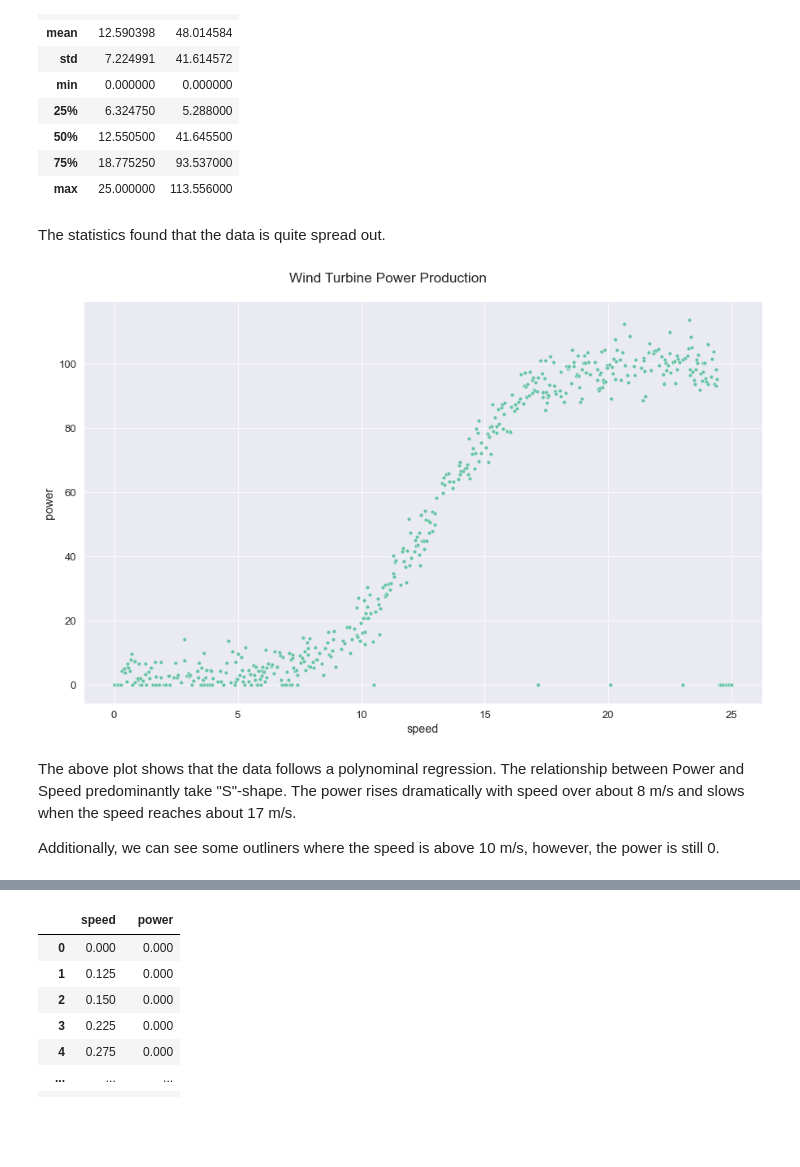
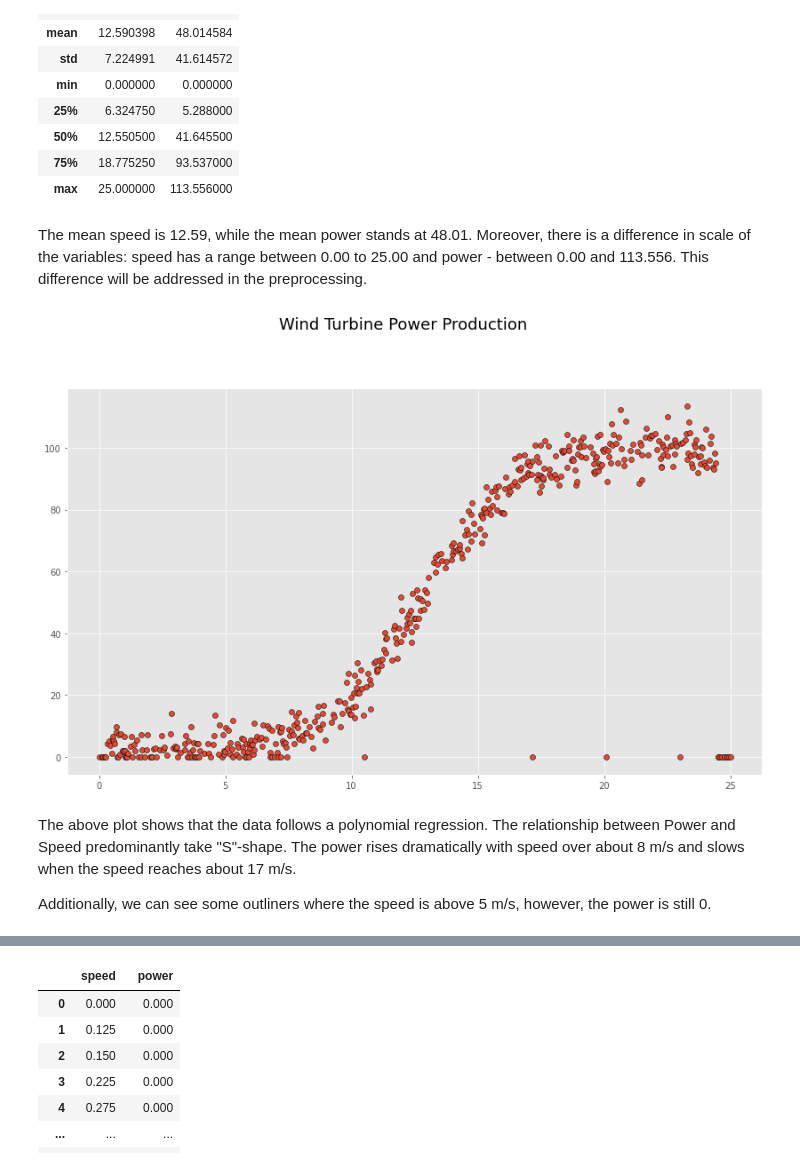
Before and after one commit to olgarozhdestvina/Machine-Learning-and-Statistics-Project, a Jupyter notebook: Power_production_model.ipynb, the cells around one changed output, grey strips where cells are left out. Drawn from its saved outputs; the diff is of its cells as text; code cells hidden in the pictures; blank space fills up the shorter version.

```diff
--- a/Power_production_model.ipynb
+++ b/Power_production_model.ipynb
@@ -74,7 +79,8 @@ import seaborn as sns
 %matplotlib inline
 # %%
 # Theme for plots.
-sns.set_theme(palette="Set2", context="paper", font_scale=1.5, )
+plt.style.use('ggplot')
+plt.rcParams["figure.titlesize"] = 18
 
 # Plot size.
 plt.rcParams['figure.figsize'] = [14, 8]
@@ -125,25 +124,24 @@ df.describe()
 | 50% | 12.550500 | 41.645500 |
 | 75% | 18.775250 | 93.537000 |
 | max | 25.000000 | 113.556000 |
-# %% [markdown]
-The statistics found that the data is quite spread out.
+# %% [markdown]
+The mean speed is 12.59, while the mean power stands at 48.01. Moreover, there is a difference in scale of the variables: speed has a range between 0.00 to 25.00 and power - between 0.00 and 113.556. This difference will be addressed in the preprocessing.
 # %%
+# Create a figure. axis and title.
+fig,ax = plt.subplots()
+fig.suptitle("Wind Turbine Power Production", y=1.02)
+
 # Plot data.
-sns.relplot(data=df, x="speed", y="power")
-
-# Change plot size.
-fig = plt.gcf()
-fig.set_size_inches(14, 8)
-fig.suptitle("Wind Turbine Power Production", y=1.02)
+ax.scatter(df.speed, df.power,edgecolor="black")
 
 # Show the plot.
 plt.show()
 # %% [output]
-[figure, old version]
+[figure, new version]
 # %% [markdown]
-The above plot shows that the data follows a polynominal regression. The relationship between Power and Speed predominantly take "S"-shape. The power rises dramatically with speed over about 8 m/s and slows when the speed reaches about 17 m/s.
+The above plot shows that the data follows a polynomial regression. The relationship between Power and Speed predominantly take "S"-shape. The power rises dramatically with speed over about 8 m/s and slows when the speed reaches about 17 m/s.
 
-Additionally, we can see some outliners where the speed is above 10 m/s, however, the power is still 0.
+Additionally, we can see some outliners where the speed is above 5 m/s, however, the power is still 0.
 # %% [markdown]
 <br>
 
```
Also changed, not shown: parts of 35 cells of this notebook.
